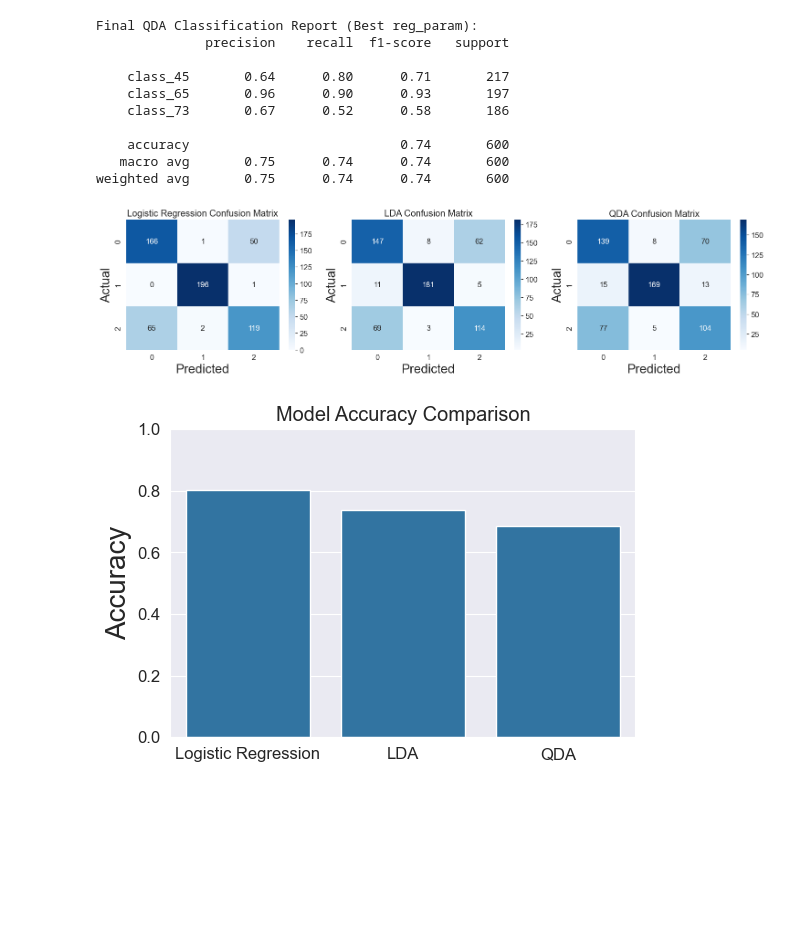
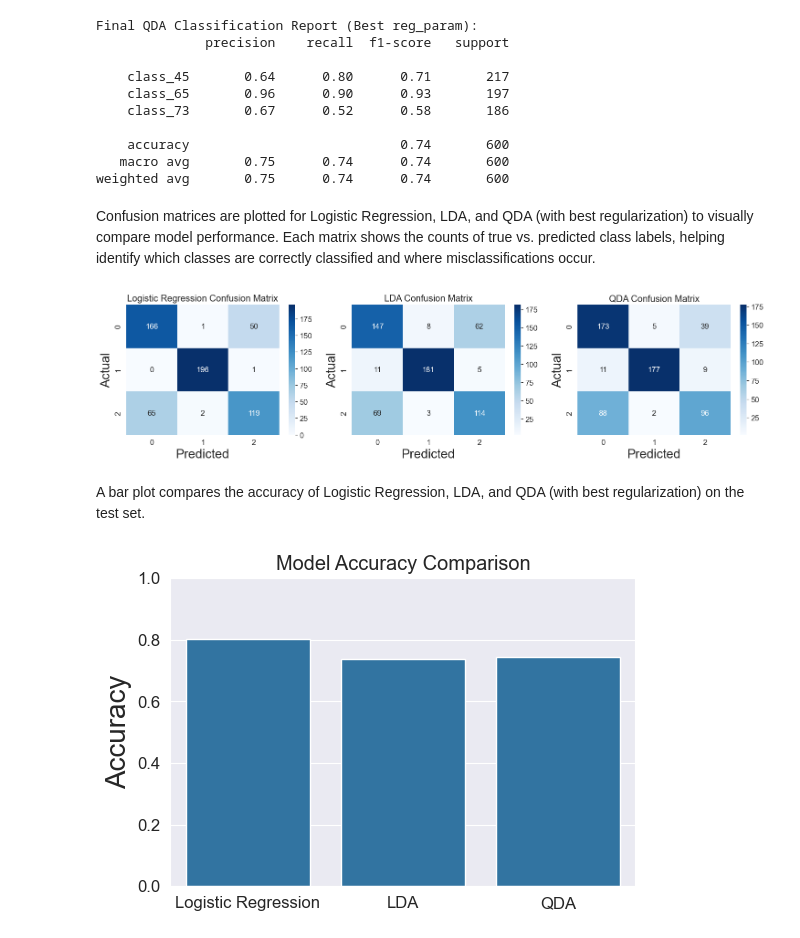
Before and after one commit to EnMiaoYe/APRAU_DEN_C_1211905_1211613_1030058, a Jupyter notebook: src/classification/classification_holdout.ipynb, the cells around one changed output. Saved outputs shown, nothing was run; the diff lists cells and outputs as text; code cells hidden in the pictures; blank space fills up the shorter version.

```diff
--- a/src/classification/classification_holdout.ipynb
+++ b/src/classification/classification_holdout.ipynb
@@ -163,30 +190,34 @@ Final QDA Classification Report (Best reg_param):
     accuracy                           0.74       600
    macro avg       0.75      0.74      0.74       600
 weighted avg       0.75      0.74      0.74       600
+# %% [markdown]
+Confusion matrices are plotted for Logistic Regression, LDA, and QDA (with best regularization) to visually compare model performance. Each matrix shows the counts of true vs. predicted class labels, helping identify which classes are correctly classified and where misclassifications occur.
 # %%
 models = {
     "Logistic Regression": y_pred,
     "LDA": y_pred_lda,
-    "QDA": y_pred_qda
+    "QDA": y_pred_best
 }
 
 plt.figure(figsize=(15, 4))
 for i, (name, preds) in enumerate(models.items(), 1):
     plt.subplot(1, 3, i)
     cm = confusion_matrix(y_test, preds)
     sns.heatmap(cm, annot=True, fmt='d', cmap='Blues')
     plt.title(f"{name} Confusion Matrix")
     plt.xlabel("Predicted")
     plt.ylabel("Actual")
 plt.tight_layout()
 plt.show()
 # %% [output]
-[figure, old version]
+[figure, new version]
+# %% [markdown]
+A bar plot compares the accuracy of Logistic Regression, LDA, and QDA (with best regularization) on the test set.
 # %%
 accuracies = {
     "Logistic Regression": accuracy_score(y_test, y_pred),
     "LDA": accuracy_score(y_test, y_pred_lda),
-    "QDA": accuracy_score(y_test, y_pred_qda)
+    "QDA": accuracy_score(y_test, y_pred_best)
 }
 
 plt.figure(figsize=(6, 4))
@@ -196,4 +227,4 @@ plt.ylabel("Accuracy")
 plt.ylim(0, 1)
 plt.show()
 # %% [output]
-[figure, old version]
+[figure, new version]
```
Also changed, not shown: parts of 10 cells of this notebook.
